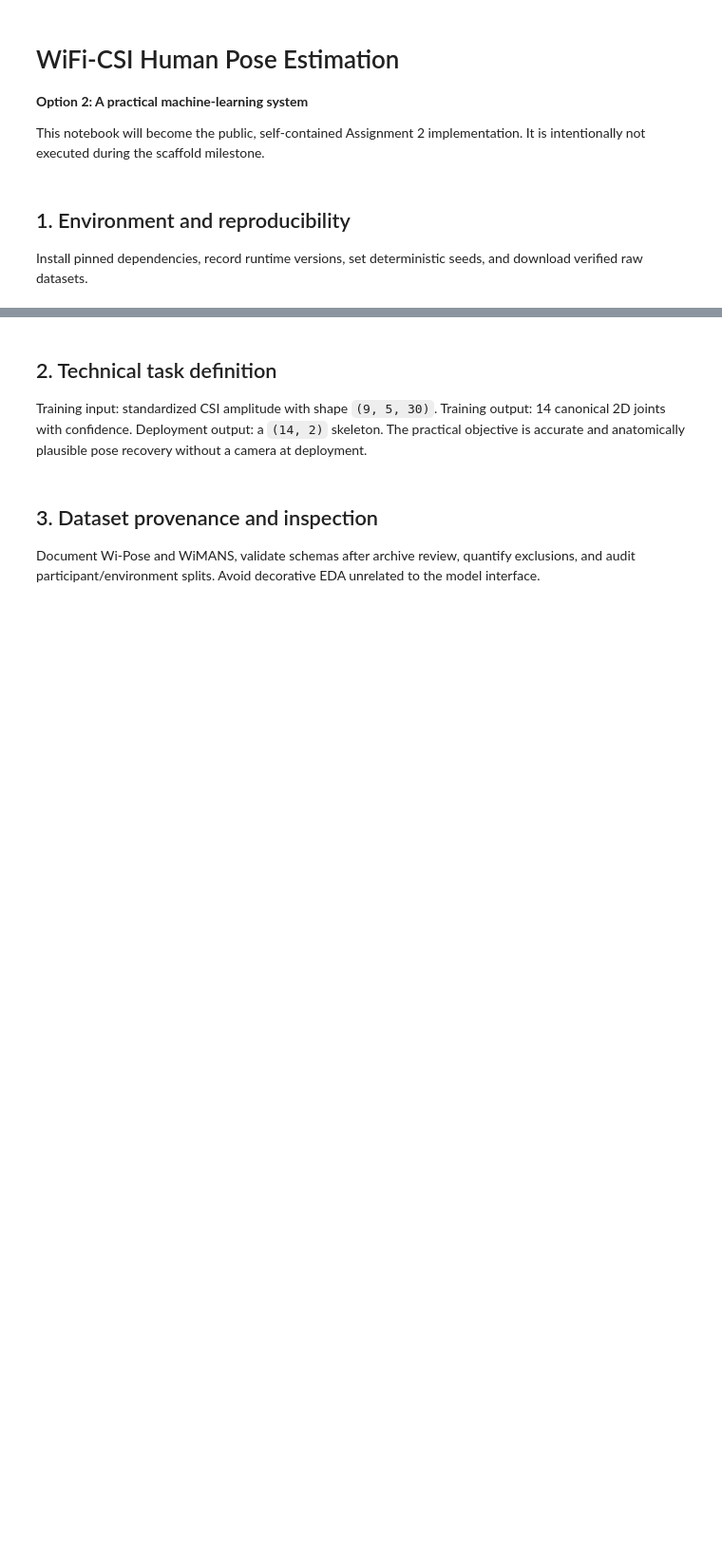
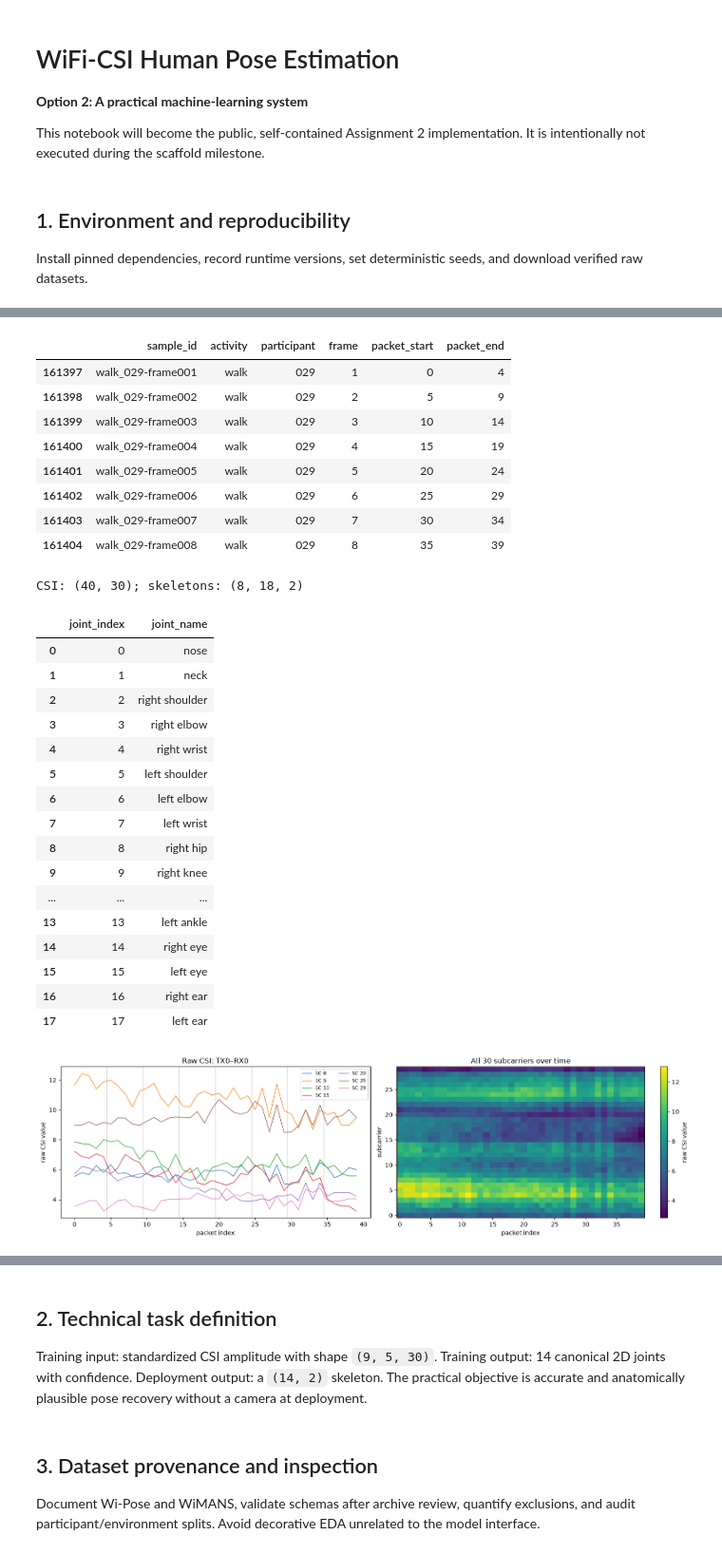
Before and after one commit to viti1igo/wifi_csi_hpe, a Jupyter notebook: notebooks/WiFi_CSI_HPE_A2.ipynb, the cells around one changed output, grey strips where cells are left out. Shown at 95% size. Saved outputs shown, nothing was run; the diff lists cells and outputs as text; code cells hidden in the pictures; blank space fills up the shorter version.

```diff
--- a/notebooks/WiFi_CSI_HPE_A2.ipynb
+++ b/notebooks/WiFi_CSI_HPE_A2.ipynb
@@ -12,0 +121,74 @@ Install pinned dependencies, record runtime versions, set deterministic seeds, a
+# %%
+SEQUENCE_ACTIVITY = 'walk'
+SEQUENCE_PARTICIPANT = None  # Example: '009'; None selects the longest matching sequence.
+N_SEQUENCE_FRAMES = 8
+TX_INDEX, RX_INDEX = 0, 0
+SUBCARRIERS_TO_PLOT = [0, 5, 10, 15, 20, 25, 29]
+sequence_index = wipose_df.copy()
+sequence_index['frame'] = sequence_index.sample_id.str.extract(r'-frame(\d+)$')[0].astype(int)
+candidates = sequence_index[sequence_index.activity.eq(SEQUENCE_ACTIVITY)]
+if SEQUENCE_PARTICIPANT is None: SEQUENCE_PARTICIPANT = candidates.participant.value_counts().index[0]
+sequence = candidates[candidates.participant.eq(SEQUENCE_PARTICIPANT)].sort_values('frame').iloc[:N_SEQUENCE_FRAMES].copy()
+if sequence.empty: raise ValueError('No matching sequence; check activity and participant.')
+csi_windows, skeletons, confidences = [], [], []
+for path_text in sequence.csi_path:
+    with h5py.File(path_text, 'r') as f:
+        raw = np.asarray(f['CSI'][()], dtype=np.float32)
+        pose = np.asarray(f['SkeletonPoints'][()], dtype=np.float32).reshape(3, 18)
+    csi_windows.append(raw[TX_INDEX, RX_INDEX].T)
+    raw_joints=pose[:2,:].T
+    skeletons.append(np.column_stack([480-raw_joints[:,1],raw_joints[:,0]])); confidences.append(pose[2,:])
+csi_sequence = np.concatenate(csi_windows, axis=0)
+skeletons, confidences = np.stack(skeletons), np.stack(confidences)
+sequence['packet_start'] = np.arange(len(sequence)) * 5; sequence['packet_end'] = sequence.packet_start + 4
+display(sequence[['sample_id','activity','participant','frame','packet_start','packet_end']])
+print(f'CSI: {csi_sequence.shape}; skeletons: {skeletons.shape}')
+JOINT_NAMES = ['nose','neck','right shoulder','right elbow','right wrist','left shoulder','left elbow','left wrist','right hip','right knee','right ankle','left hip','left knee','left ankle','right eye','left eye','right ear','left ear']
+BODY18_EDGES = [(0,1),(1,2),(2,3),(3,4),(1,5),(5,6),(6,7),(2,8),(8,9),(9,10),(5,11),(11,12),(12,13),(2,5),(8,11),(0,14),(14,16),(0,15),(15,17)]
+display(pd.DataFrame({'joint_index': range(18), 'joint_name': JOINT_NAMES}))
+fig, (ax, ax_heat) = plt.subplots(1, 2, figsize=(16, 4.5))
+for sc in SUBCARRIERS_TO_PLOT: ax.plot(csi_sequence[:,sc], label=f'SC {sc}', linewidth=1)
+for boundary in range(5,len(csi_sequence),5): ax.axvline(boundary-.5,color='k',alpha=.12)
+ax.set(title=f'Raw CSI: TX{TX_INDEX}–RX{RX_INDEX}',xlabel='packet index',ylabel='raw CSI value'); ax.legend(ncol=2,fontsize=8)
+image=ax_heat.imshow(csi_sequence.T,aspect='auto',origin='lower',cmap='viridis')
+ax_heat.set(title='All 30 subcarriers over time',xlabel='packet index',ylabel='subcarrier'); fig.colorbar(image,ax=ax_heat,label='raw CSI value')
+plt.tight_layout(); plt.show()
+fig, axes = plt.subplots(2, 4, figsize=(14, 11), squeeze=False)
+x_min,x_max=skeletons[:,:,0].min(),skeletons[:,:,0].max(); y_min,y_max=skeletons[:,:,1].min(),skeletons[:,:,1].max(); padding=25
+for i,(joints,conf,pose_ax) in enumerate(zip(skeletons,confidences,axes.flat)):
+    for a,b in BODY18_EDGES: pose_ax.plot(joints[[a,b],0],joints[[a,b],1],color='#277da1',linewidth=2)
+    points=pose_ax.scatter(joints[:,0],joints[:,1],c=conf,cmap='viridis',vmin=0,vmax=1,s=45,zorder=3)
+    for joint_id,(x,y) in enumerate(joints): pose_ax.annotate(str(joint_id),(x,y),xytext=(3,-3),textcoords='offset points',fontsize=7)
+    pose_ax.set_title(f"frame {sequence.iloc[i].frame} | packets {sequence.iloc[i].packet_start}–{sequence.iloc[i].packet_end}")
+    pose_ax.set_aspect('equal'); pose_ax.set_xlim(x_min-padding,x_max+padding); pose_ax.set_ylim(y_max+padding,y_min-padding); pose_ax.grid(alpha=.15)
+fig.suptitle(f'All 18 synchronized Wi-Pose points: {SEQUENCE_ACTIVITY}, participant {SEQUENCE_PARTICIPANT}',fontsize=14)
+fig.colorbar(points,ax=axes.ravel().tolist(),label='joint confidence',shrink=.75); plt.show()
+# %% [output]
+|  | sample_id | activity | participant | frame | packet_start | packet_end |
+| 161397 | walk_029-frame001 | walk | 029 | 1 | 0 | 4 |
+| 161398 | walk_029-frame002 | walk | 029 | 2 | 5 | 9 |
+| 161399 | walk_029-frame003 | walk | 029 | 3 | 10 | 14 |
+| 161400 | walk_029-frame004 | walk | 029 | 4 | 15 | 19 |
+| 161401 | walk_029-frame005 | walk | 029 | 5 | 20 | 24 |
+| 161402 | walk_029-frame006 | walk | 029 | 6 | 25 | 29 |
+| 161403 | walk_029-frame007 | walk | 029 | 7 | 30 | 34 |
+| 161404 | walk_029-frame008 | walk | 029 | 8 | 35 | 39 |
+CSI: (40, 30); skeletons: (8, 18, 2)
+|  | joint_index | joint_name |
+| 0 | 0 | nose |
+| 1 | 1 | neck |
+| 2 | 2 | right shoulder |
+| 3 | 3 | right elbow |
+| 4 | 4 | right wrist |
+| 5 | 5 | left shoulder |
+| 6 | 6 | left elbow |
+| 7 | 7 | left wrist |
+| 8 | 8 | right hip |
+| 9 | 9 | right knee |
+| ... | ... | ... |
+| 13 | 13 | left ankle |
+| 14 | 14 | right eye |
+| 15 | 15 | left eye |
+| 16 | 16 | right ear |
+| 17 | 17 | left ear |
+[figure, added]
```
Also changed, not shown: parts of 30 cells of this notebook, 20 other files.
